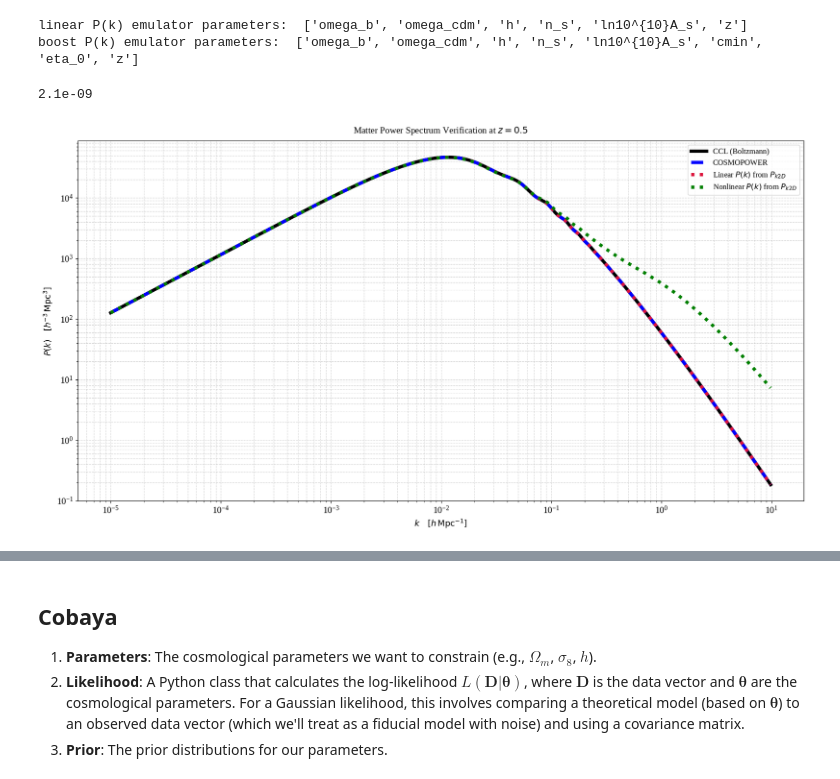
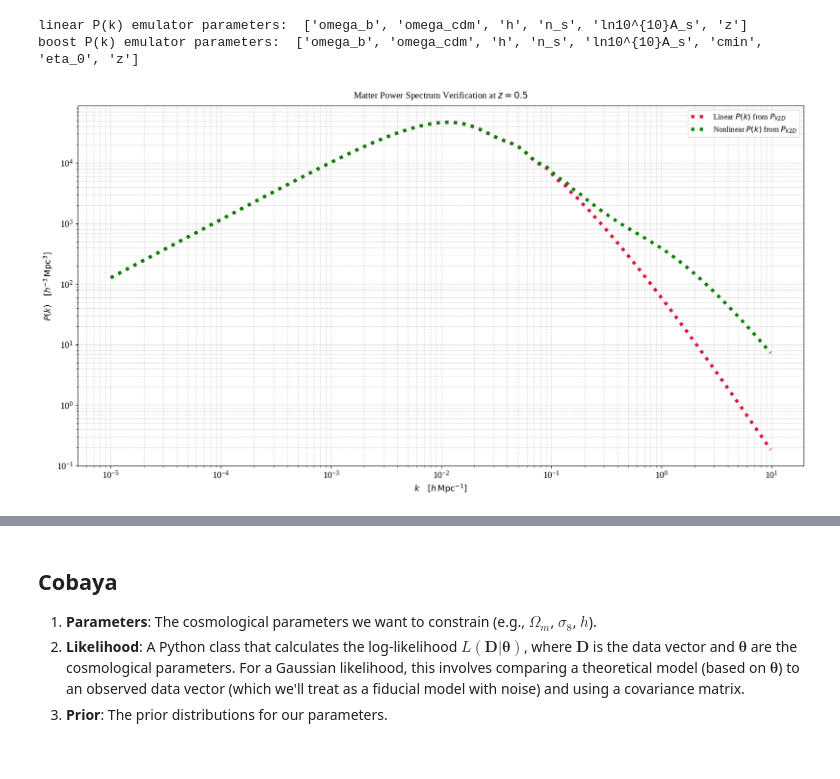
Before and after one commit to lia-lubit/DESIxSO, a Jupyter notebook: forecasting.ipynb, the cells around one changed output, grey strips where cells are left out. Drawn from its saved outputs; the diff is of its cells as text; code cells hidden in the pictures.

```diff
--- a/forecasting.ipynb
+++ b/forecasting.ipynb
@@ -598,10 +598,9 @@ def predict_boost_Pk(cosmology, emulator, z, cmin, eta_0):
 
 def make_Pk2D(cosmology, linear_emulator, boost_emulator, z_arr, cmin, eta_0):
 
-    # as a default, I'll consider all the redshifts between here and the surface of last scattering
-    # we'll sample densely at low-z where structure evolves quickly, and sample sparsely at high Z up to the CMB
+    # the emulator isn't trained past z = 15, and might not be well trained there either
     if z_arr is None:
-        z_arr = np.concatenate([np.linspace(0, 4, 50), np.linspace(5, 1100, 20)])
+        z_arr = np.linspace(0, 15, 1000)
 
     # make grids with our wavelength and redshift values that we'll run the emulator on
     # sort redshifts in descending order so that scale factors 'a' are ascending
@@ -646,41 +645,41 @@ Omega_b = 0.045
 Omega_c = 0.27
 A_s = 2.1 * 1e-9
 flat_LCDM_cosmology2 = ccl.Cosmology(Omega_k = Omega_k, Omega_c=Omega_c, Omega_b=Omega_b, h=h, A_s=A_s,
                                n_s=n_s, transfer_function='boltzmann_class')
 
+k_modes = lin_emu.modes
+
 # PyCCL
 a = 1.0 / (1.0 + 0.5)
 spectrum_ccl = ccl.linear_matter_power(flat_LCDM_cosmology2, k_modes, a)
 
 # single-run emulator
-linear_Pk = predict_Pk(flat_LCDM_cosmology2, lin_emu, 0.5)
-k_modes = lin_emu.modes
+linear_Pk = predict_linear_Pk(flat_LCDM_cosmology2, lin_emu, 0.5)
 
 # multi-run emulator
-z_grid = np.linspace(0, 3, 50)
+z_grid = np.linspace(0, 15, 10000)
 Pk2D = make_Pk2D(flat_LCDM_cosmology2, linear_emulator = lin_emu, boost_emulator = None, z_arr = z_grid, cmin=3.13, eta_0=0.68)
 extracted_Pk = Pk2D(k=k_modes, a=a)
 
 # multi-run full emulator
-z_grid = np.linspace(0, 3, 50)
+z_grid = np.linspace(0, 15, 10000)
 Pk2D_full = make_Pk2D(flat_LCDM_cosmology2, linear_emulator = lin_emu, boost_emulator = boost_emu, z_arr = z_grid, cmin=3.13, eta_0=0.68)
 extracted_Pk_2 = Pk2D_full(k=k_modes, a=a)
 
 # plot
 fig = plt.figure(figsize=(20, 10))
-plt.loglog(k_modes, spectrum_ccl, color='black', linewidth=5, label='CCL (Boltzmann)')
-plt.loglog(k_modes, linear_Pk, color='blue', linewidth=5, linestyle='--', label='COSMOPOWER')
+#plt.loglog(k_modes, spectrum_ccl, color='black', linewidth=5, label='CCL (Boltzmann)')
+#plt.loglog(k_modes, linear_Pk, color='blue', linewidth=5, linestyle='--', label='COSMOPOWER')
 plt.loglog(k_modes, extracted_Pk, color='crimson', linewidth=5, linestyle=':', label=r'Linear $P(k)$ from $P_{k2D}$')
 plt.loglog(k_modes, extracted_Pk_2, color='green', linewidth=5, linestyle=':', label=r'Nonlinear $P(k)$ from $P_{k2D}$')
 plt.xlabel(r'$k \quad [h \, \mathrm{Mpc}^{-1}]$', fontsize=13)
 plt.ylabel(r'$P(k) \quad [h^{-3} \, \mathrm{Mpc}^3]$', fontsize=13)
 plt.title(f'Matter Power Spectrum Verification at $z = {0.5}$', fontsize=14, pad=12)
 plt.grid(True, which="both", ls="--", alpha=0.5)
 plt.legend(fontsize=12)
 plt.show()
 # %% [output]
-2.1e-09
-[figure, old version]
+[figure, new version]
 # %%
 # pass non-linear Pk2D object to PyCCL and generate power spectra
 
```
Also changed, not shown: parts of 2 cells of this notebook.
